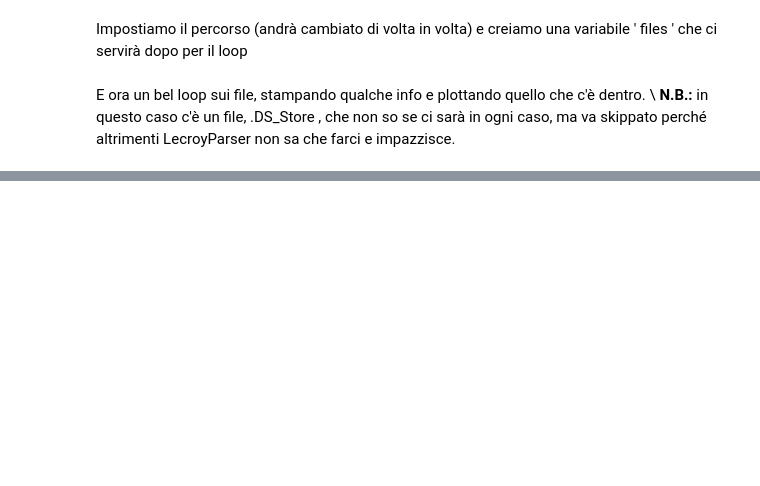
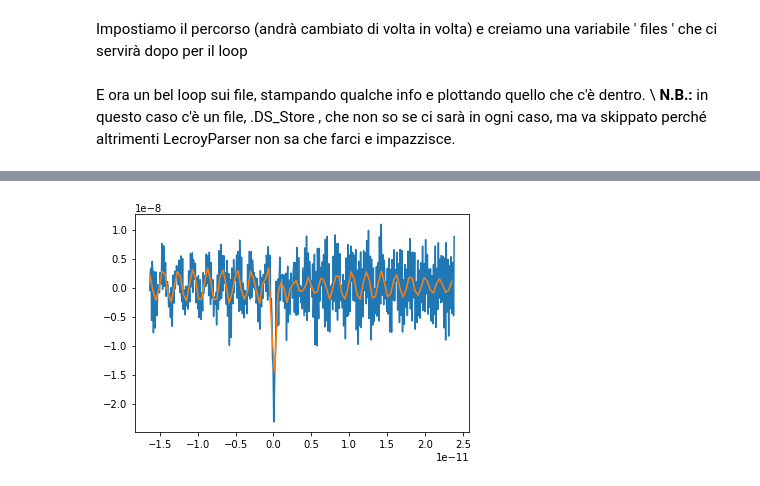
Before and after one commit to lucazappaterra/PhysLab-II---CYGNO, a Jupyter notebook: trc_format_usage.ipynb, the cells around one changed output, grey strips where cells are left out. Drawn from its saved outputs; the diff is of its cells as text; code cells hidden in the pictures; blank space fills up the shorter version.

```diff
--- a/trc_format_usage.ipynb
+++ b/trc_format_usage.ipynb
@@ -73,0 +108,9 @@ TriggerTime: 2022-03-18 00:09:22.36
+# %%
+a = data.y *  data.verticalGain
+t = data.x *  float(data.timeBase.split(' ')[0]) * 10e-6 # da mettere a posto con varie scale
+plt.plot(t, a)
+data_rs = signal.resample(a, usample, t)
+plt.plot(data_rs[1], data_rs[0])
+plt.show()
+# %% [output]
+[figure, added]
```
Also changed, not shown: parts of 6 cells of this notebook.
